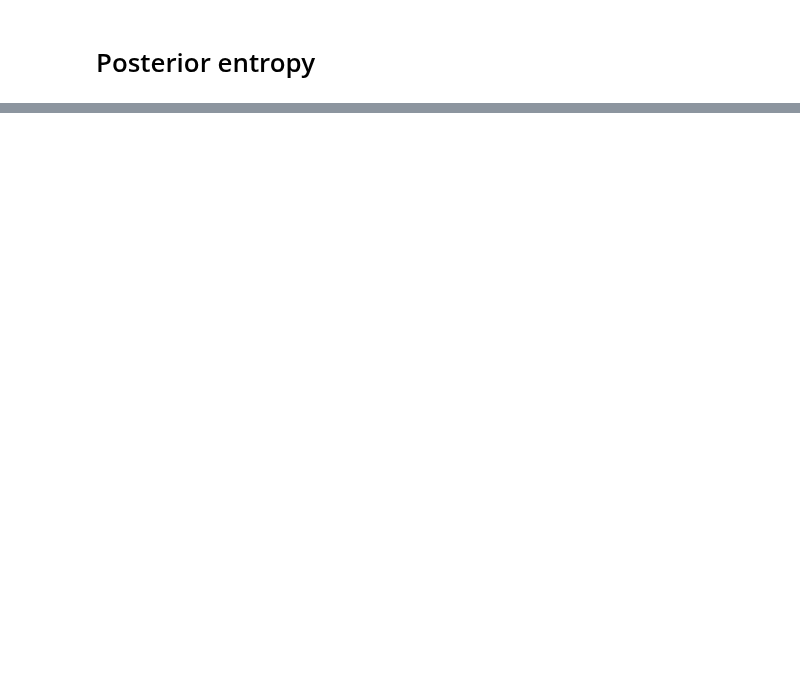
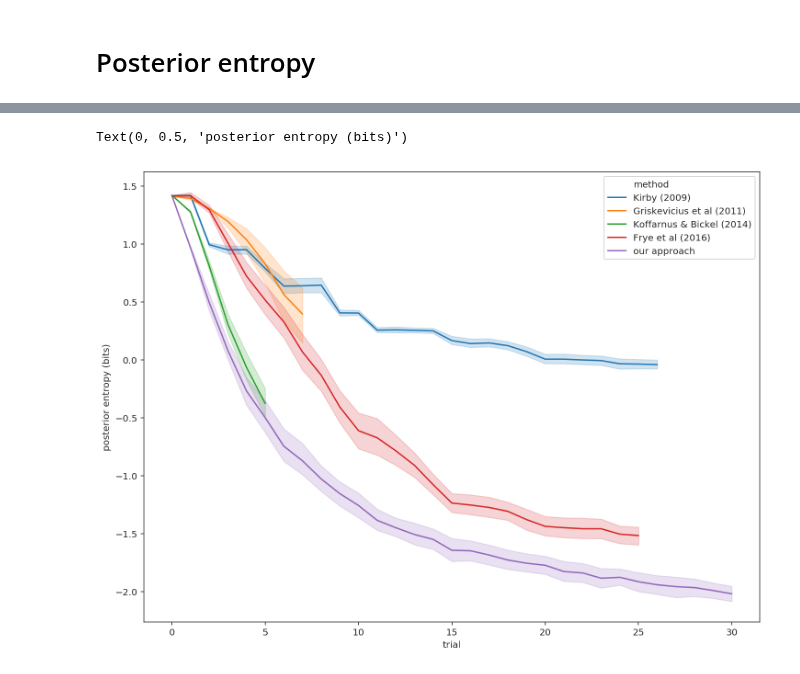
Before and after one commit to drbenvincent/darc_toolbox, a Jupyter notebook: dev/posterior entropy test.ipynb, the cells around one changed output, grey strips where cells are left out. Cells and saved outputs as stored; diff of their text form; code cells hidden in the pictures; blank space fills up the shorter version.

Commit message:
#43 improved posterior entropy plots

```diff
--- a/dev/posterior entropy test.ipynb
+++ b/dev/posterior entropy test.ipynb
@@ -22,2 +25,3 @@ import matplotlib.pyplot as plt
 # %%
 true_params = pd.DataFrame.from_dict({'logk': [-4], 'α': [2]})
+N_SIMULATIONS = 50  # should be 500 for the final plot to go in the paper
@@ -26,9 +27,0 @@ true_params = pd.DataFrame.from_dict({'logk': [-4], 'α': [2]})
-# %%
-design_thing = DARCDesign(max_trials=40,
-                         RA=list(np.arange(5, 99+1, 1)),
-                         DB=list(np.arange(1, 365, 7)))
-
-model = models.Hyperbolic(n_particles=5000)
-model.θ_true = true_params
-
-fitted_model, summary_stats = simulated_experiment_trial_loop(design_thing, model)
@@ -55,3 +28 @@ ax.set_ylabel('posterior entropy');
-# %%
-N_SIMULATIONS = 10  # should be 500 for the final plot to go in the paper
 # %%
@@ -110,0 +105,11 @@ fig.savefig('logk_posterior_entropy_comparison.pdf', bbox_inches='tight')
+# %%
+#sns.set_context("notebook", font_scale=1.0, rc={"lines.linewidth": 2.5})
+sns.set_style("ticks")
+
+fig, ax = plt.subplots(figsize=(12, 9))
+
+sns.lineplot(x='trial', y='entropy', hue='method', data=results, ax=ax)
+ax.set_ylabel('posterior entropy (bits)')
+# %% [output]
+Text(0, 0.5, 'posterior entropy (bits)')
+[figure, added]
```
Also changed, not shown: parts of 9 cells of this notebook.
